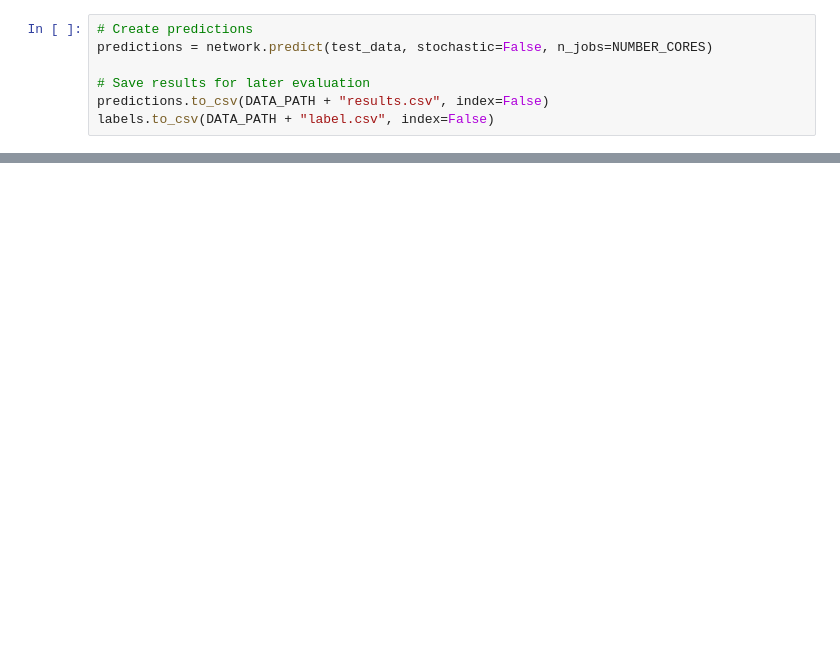
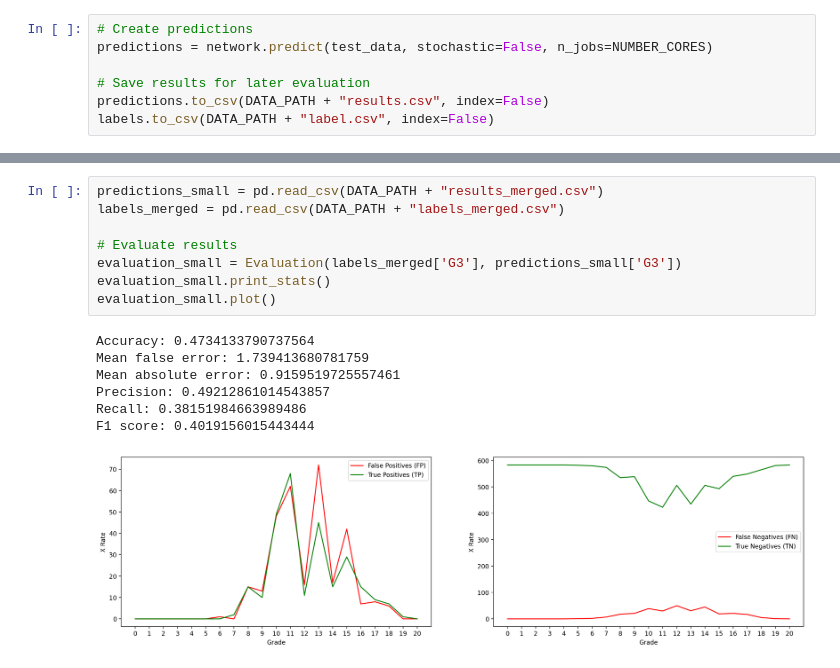
Before and after one commit to Super-T02/ki-bayesian-networks, a Jupyter notebook: src/model.ipynb, the cells around one changed output, grey strips where cells are left out. Cells and saved outputs as stored; diff of their text form; blank space fills up the shorter version.

```diff
--- a/src/model.ipynb
+++ b/src/model.ipynb
@@ -220,0 +419,16 @@ F1 score: 0.4914991592179166
+# %%
+predictions_small = pd.read_csv(DATA_PATH + "results_merged.csv")
+labels_merged = pd.read_csv(DATA_PATH + "labels_merged.csv")
+
+# Evaluate results
+evaluation_small = Evaluation(labels_merged['G3'], predictions_small['G3'])
+evaluation_small.print_stats()
+evaluation_small.plot()
+# %% [output]
+Accuracy: 0.4734133790737564
+Mean false error: 1.739413680781759
+Mean absolute error: 0.9159519725557461
+Precision: 0.49212861014543857
+Recall: 0.38151984663989486
+F1 score: 0.4019156015443444
+[figure, added]
```
Also changed, not shown: parts of 14 cells of this notebook, 8 other files.
